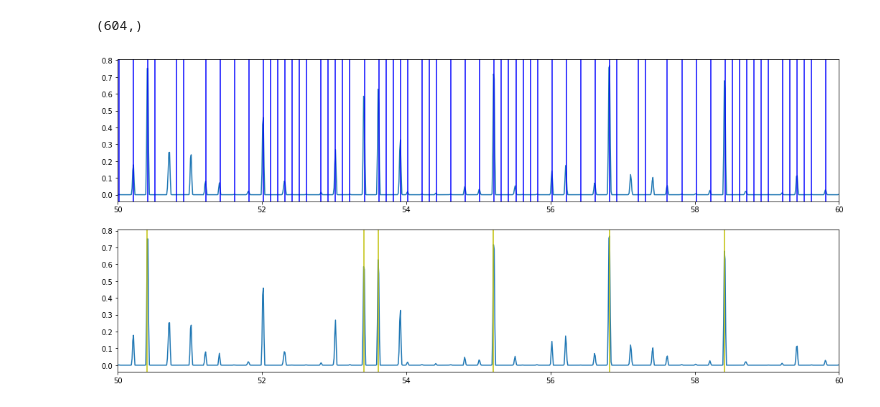
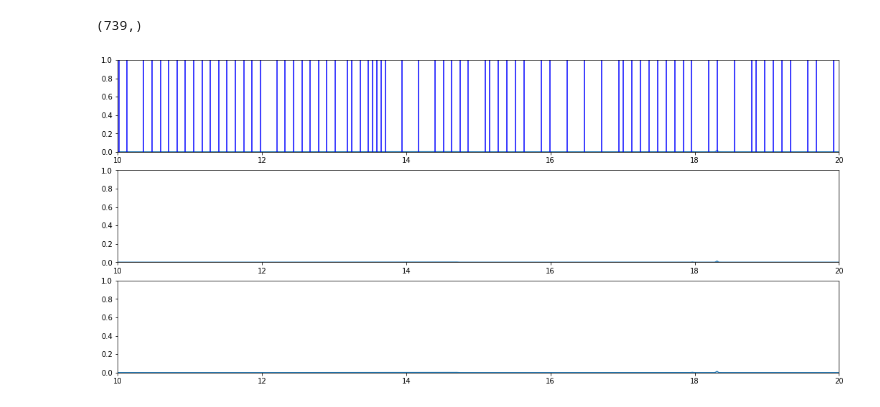
Before and after one commit to cpuguy96/StepCOVNet, a Jupyter notebook: timings_checker.ipynb, the cells around one changed output. Saved outputs shown, nothing was run; the diff lists cells and outputs as text; code cells hidden in the pictures.

```diff
--- a/timings_checker.ipynb
+++ b/timings_checker.ipynb
@@ -79,6 +96,7 @@ log_mel[:, :, 2] = scaler[2].transform(log_mel[:, :, 2])
 # %%
-log_mel = log_mel.reshape(log_mel.shape[0], 80, 15, 3)
-#log_mel = np.expand_dims(log_mel, axis=1)
-pdf = my_model.predict(log_mel, batch_size = 256)
+log_mel_re = featureReshape(log_mel, multi, 7)
+if not multi:
+    log_mel_re = np.expand_dims(log_mel_re, axis=1)
+pdf = model.predict(log_mel_re)
 pdf = np.squeeze(pdf)
 pdf = smooth_obs(pdf)
@@ -96,0 +134,9 @@ plt.show()
+# %%
+plt.figure(figsize=(8,2))
+y = np.arange(0, 80)
+x = np.arange(0, log_mel.shape[0]) * 0.01
+plt.pcolormesh(x, y, np.transpose(log_mel[:, 80 * 7:80 * 8,0]))
+plt.ylabel('log mel bins')
+plt.xlabel('time (s)')
+plt.xlim(10, 15)
+plt.show()
@@ -105,39 +153,56 @@ b_baseline.shape
 # %%
 lines = []
-with open("timings/hatsune_miku_-_popipo.txt", "r") as file:
+with open("timings/0x1311.txt", "r") as file:
     lines = file.readlines()
     lines = np.asarray([x.replace("\n", "").split(" ")[1] for x in lines[3:]]).astype("float")
 lines.shape
 # %% [output]
-(604,)
+(739,)
 # %%
-fig, (ax1, ax2) = plt.subplots(nrows=2, sharex=True)
+fig, (ax1, ax2, ax3) = plt.subplots(nrows=3, sharex=True)
 fig.set_size_inches(18, 8)
-start = 50
-end = 60
+start = 10
+end = 20
 snip = pdf[start * 100: end*100]
 x = np.arange(start*100, end*100) * 0.01
 
-ax1 = plt.subplot(211)
+ax1 = plt.subplot(311)
 ax1.plot(x, snip)
 #plt.axhline(y=0.5, color='r', linestyle='-')
 for mark in lines:
     if mark < start:
         continue
     elif mark > end:
         break
     ax1.axvline(x=mark, color= 'b')
 plt.xlim(start, end)
-ax2 = plt.subplot(212)
+plt.ylim(0, 1)
+
+ax2 = plt.subplot(312)
 ax2.plot(x, snip)
 #plt.axhline(y=0.5, color='r', linestyle='-')
 for mark in b_baseline*0.01:
     if mark < start:
         continue
     elif mark > end:
         break
     ax2.axvline(x=mark, color= 'y')
 plt.xlim(start, end)
+plt.ylim(0, 1)
+
+ax3 = plt.subplot(313)
+ax3.plot(x, snip)
+#plt.axhline(y=0.5, color='r', linestyle='-')
+for i, mark in enumerate(pdf):
+    if i/100 < start:
+        continue
+    elif i/100 > end:
+        break
+    if mark > 0.5:
+        ax3.axvline(x=i/100, color= 'y')
+plt.xlim(start, end)
+plt.ylim(0, 1)
+
 plt.show()
 # %% [output]
-[figure, old version]
+[figure, new version]
```
Also changed, not shown: parts of 11 cells of this notebook, 10 other files.
